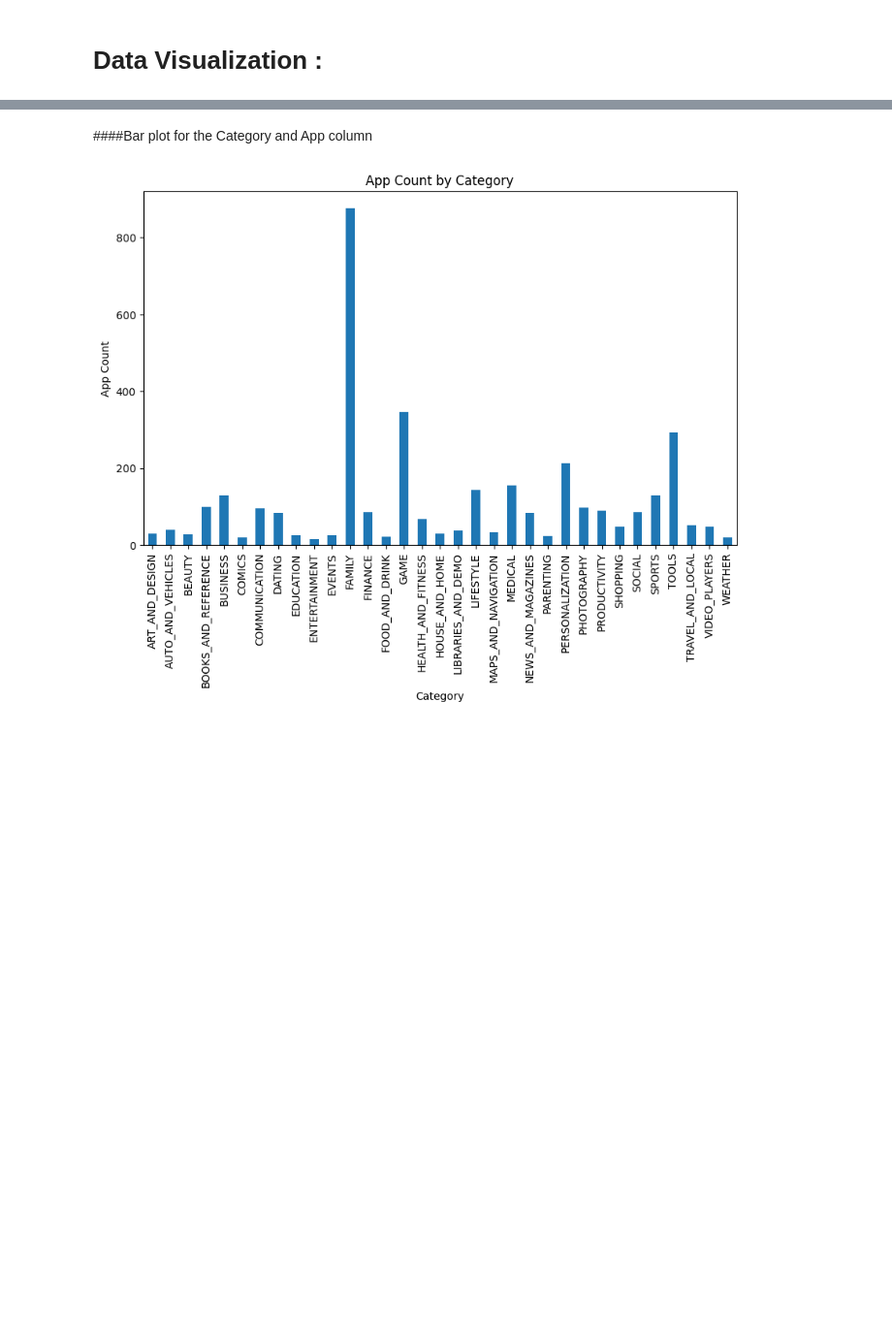
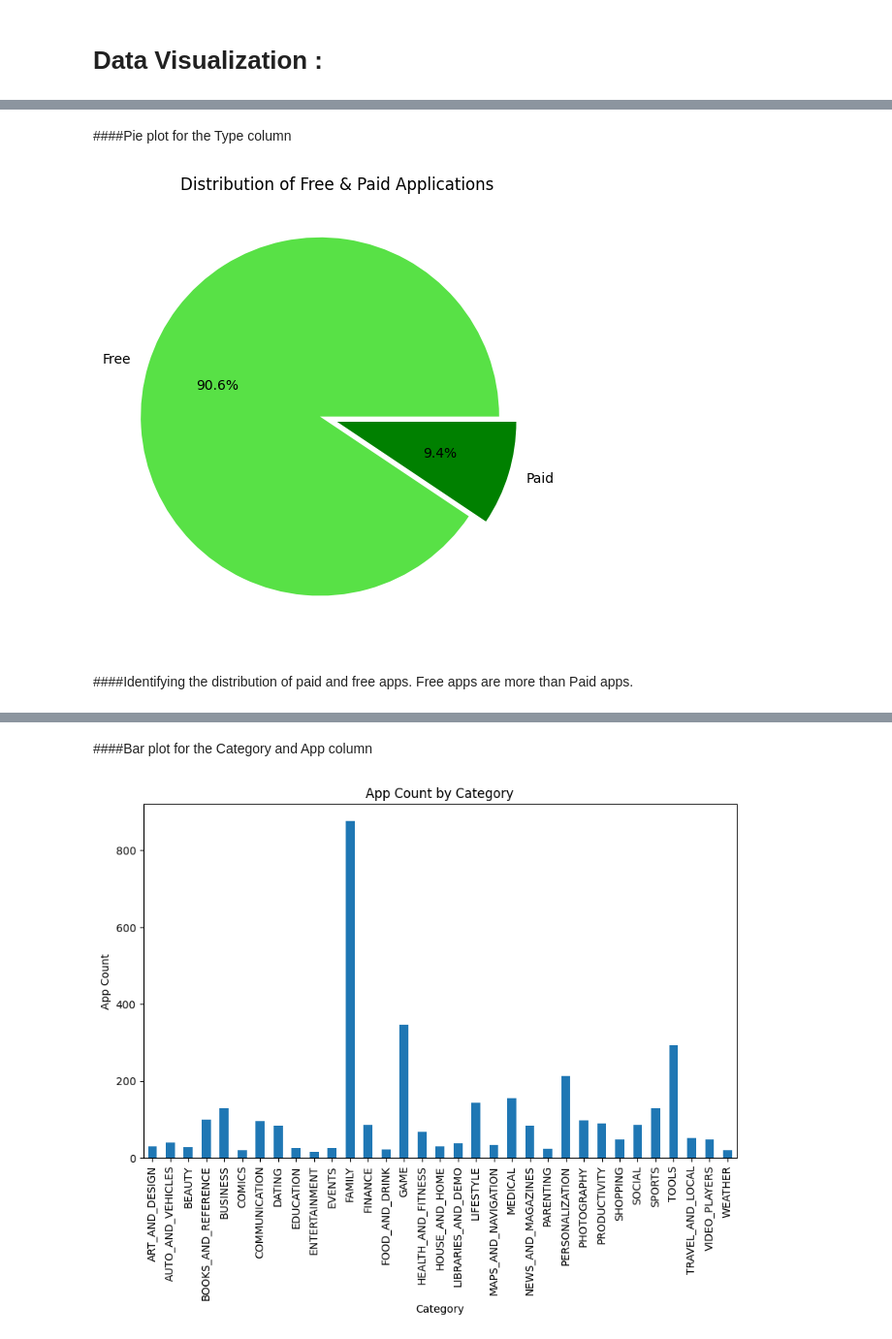
Before and after one commit to Sandeshwebdev1999/EDA_python, a Jupyter notebook: check.ipynb, the cells around one changed output, grey strips where cells are left out. Shown: that part at 97% size. Drawn from its saved outputs; the diff is of its cells as text; code cells hidden in the pictures; blank space fills up the shorter version.

```diff
--- a/check.ipynb
+++ b/check.ipynb
@@ -558,0 +622,15 @@ array([4.4, 2.3, 4. , 4.1, 3. , 4.2, 5. , 6. , 5.1, 1.5, 2.2, 2.1, 2. ,
+# %% [markdown]
+####Pie plot for the Type column
+# %%
+plt.rcParams['figure.figsize'] = (10, 6)
+y = df["Type"].value_counts()
+mylabels = ["Free", "Paid"]
+myexplode = [0.1, 0,]
+mycolors = ["#58E146", "g"]
+plt.title("Distribution of Free & Paid Applications")
+plt.pie(y, labels = mylabels, colors = mycolors, explode = myexplode, autopct='%1.1f%%')
+plt.show()
+# %% [output]
+[figure, added]
+# %% [markdown]
+####Identifying the distribution of paid and free apps. Free apps are more than Paid apps.
```
Also changed, not shown: parts of 52 cells of this notebook.
